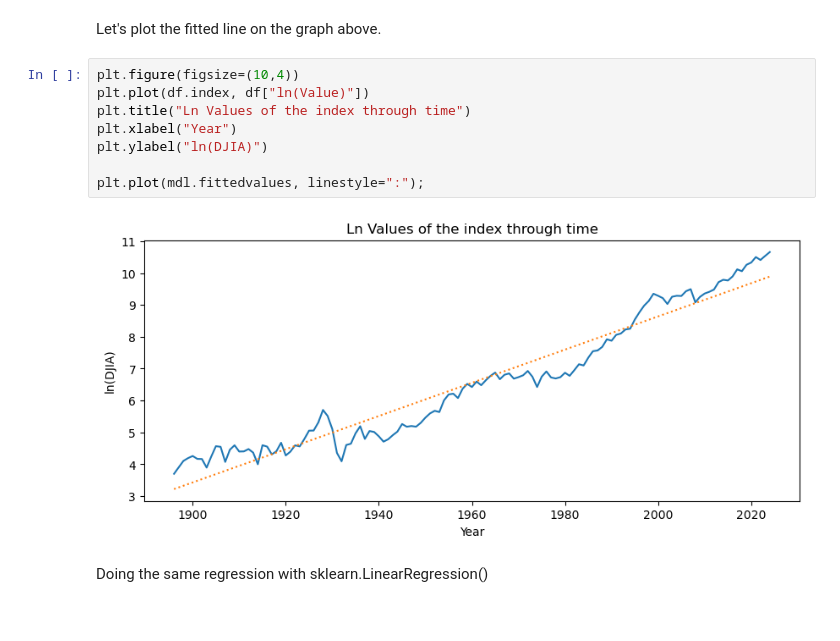
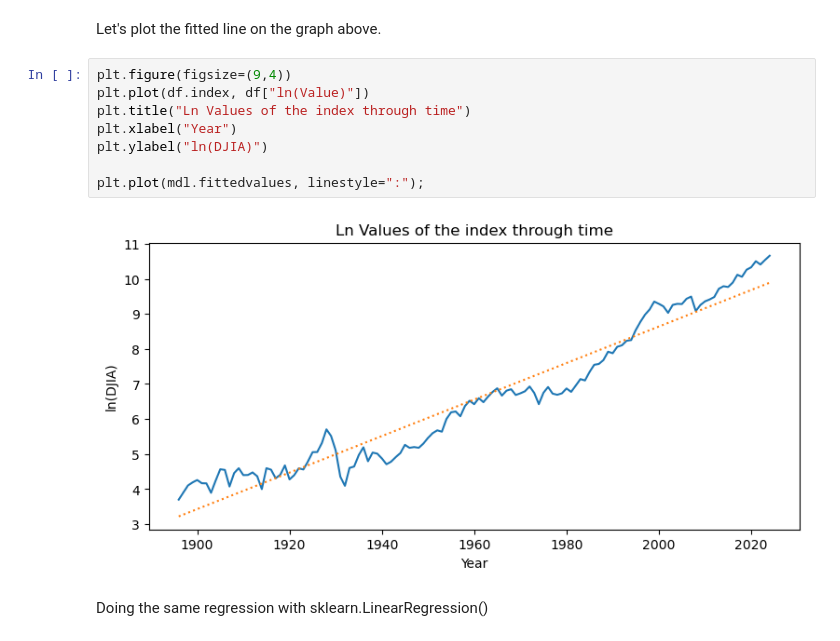
Before and after one commit to ArilesHireche/Investment-and-Financial-Markets-exercises, a Jupyter notebook: DJIA.ipynb, the cells around one changed output. Cells and saved outputs as stored; diff of their text form.

```diff
--- a/DJIA.ipynb
+++ b/DJIA.ipynb
@@ -109,15 +109,15 @@ The mean return/growth rate during the period is 0.0521
 # %% [markdown]
 Let's plot the fitted line on the graph above.
 # %%
-plt.figure(figsize=(10,4))
+plt.figure(figsize=(9,4))
 plt.plot(df.index, df["ln(Value)"])
 plt.title("Ln Values of the index through time")
 plt.xlabel("Year")
 plt.ylabel("ln(DJIA)")
 
 plt.plot(mdl.fittedvalues, linestyle=":");
 # %% [output]
-[figure, old version]
+[figure, new version]
 # %% [markdown]
 Doing the same regression with sklearn.LinearRegression()
 # %%
```
Also changed, not shown: parts of 4 cells of this notebook.
